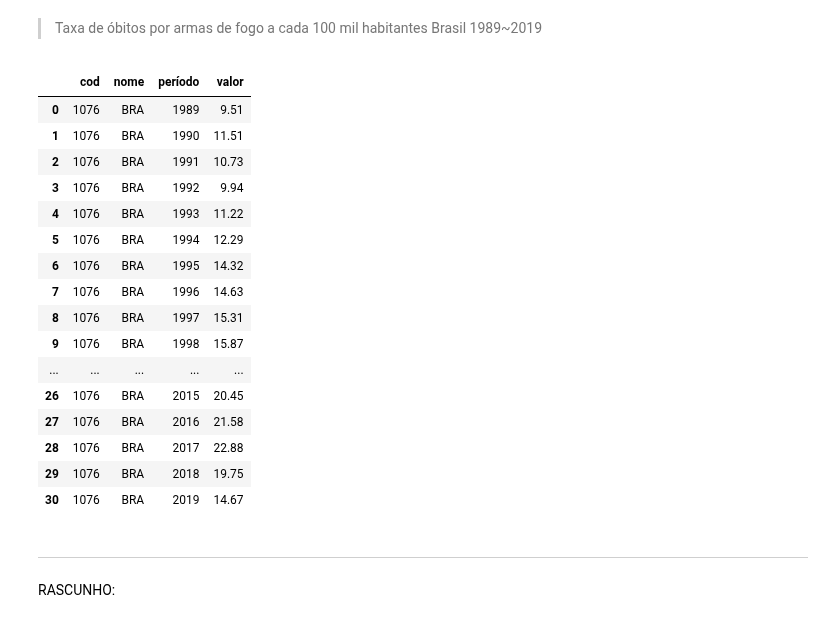
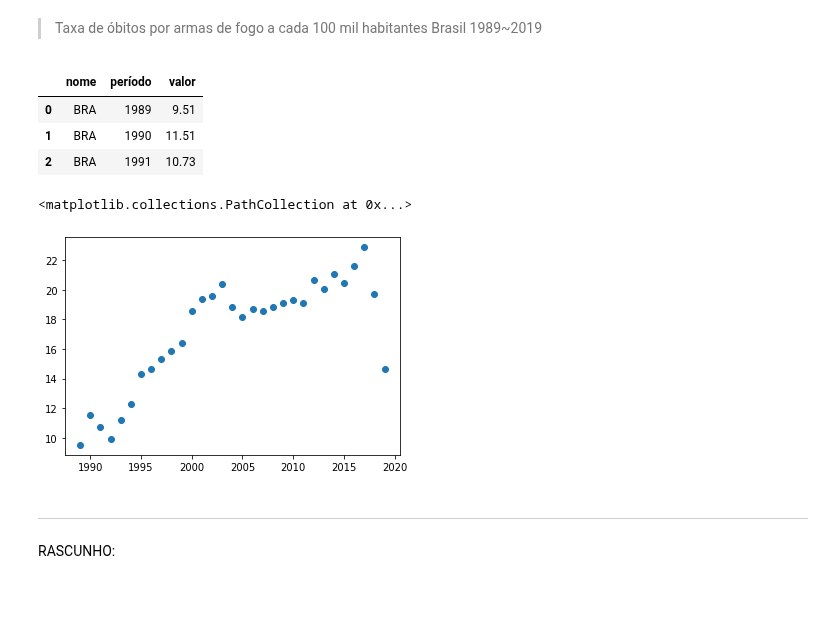
Before and after one commit to kauebr/Portifolio-Desarmamento-Brasil, a Jupyter notebook: Desarmamento Brasil.ipynb, the cells around one changed output. Cells and saved outputs as stored; diff of their text form; code cells hidden in the pictures; blank space fills up the shorter version.

```diff
--- a/Desarmamento Brasil.ipynb
+++ b/Desarmamento Brasil.ipynb
@@ -73,26 +75,18 @@ import plotly.express as px
 # %% [markdown]
 > Taxa de óbitos por armas de fogo a cada 100 mil habitantes Brasil 1989~2019
 # %%
-df_obt_BR = pd.read_csv('taxa-de-homicidios-por-armas-de-fogo-BR.csv', sep=';')
-display(df_obt_BR)
+df_obt_BR = pd.read_csv('taxa-de-homicidios-por-armas-de-fogo-BR.csv', sep=';', usecols=[1, 2, 3])
+df_obt_BR.head(3)
 # %% [output]
-|  | cod | nome | período | valor |
-| 0 | 1076 | BRA | 1989 | 9.51 |
-| 1 | 1076 | BRA | 1990 | 11.51 |
-| 2 | 1076 | BRA | 1991 | 10.73 |
-| 3 | 1076 | BRA | 1992 | 9.94 |
-| 4 | 1076 | BRA | 1993 | 11.22 |
-| 5 | 1076 | BRA | 1994 | 12.29 |
-| 6 | 1076 | BRA | 1995 | 14.32 |
-| 7 | 1076 | BRA | 1996 | 14.63 |
-| 8 | 1076 | BRA | 1997 | 15.31 |
-| 9 | 1076 | BRA | 1998 | 15.87 |
-| ... | ... | ... | ... | ... |
-| 26 | 1076 | BRA | 2015 | 20.45 |
-| 27 | 1076 | BRA | 2016 | 21.58 |
-| 28 | 1076 | BRA | 2017 | 22.88 |
-| 29 | 1076 | BRA | 2018 | 19.75 |
-| 30 | 1076 | BRA | 2019 | 14.67 |
+|  | nome | período | valor |
+| 0 | BRA | 1989 | 9.51 |
+| 1 | BRA | 1990 | 11.51 |
+| 2 | BRA | 1991 | 10.73 |
+# %%
+plt.scatter(df_obt_BR['período'], df_obt_BR['valor'])
+# %% [output]
+<matplotlib.collections.PathCollection at 0x...>
+[figure, added]
 # %% [markdown]
 <hr>
 RASCUNHO:
```
Also changed, not shown: parts of 1 cell of this notebook.
